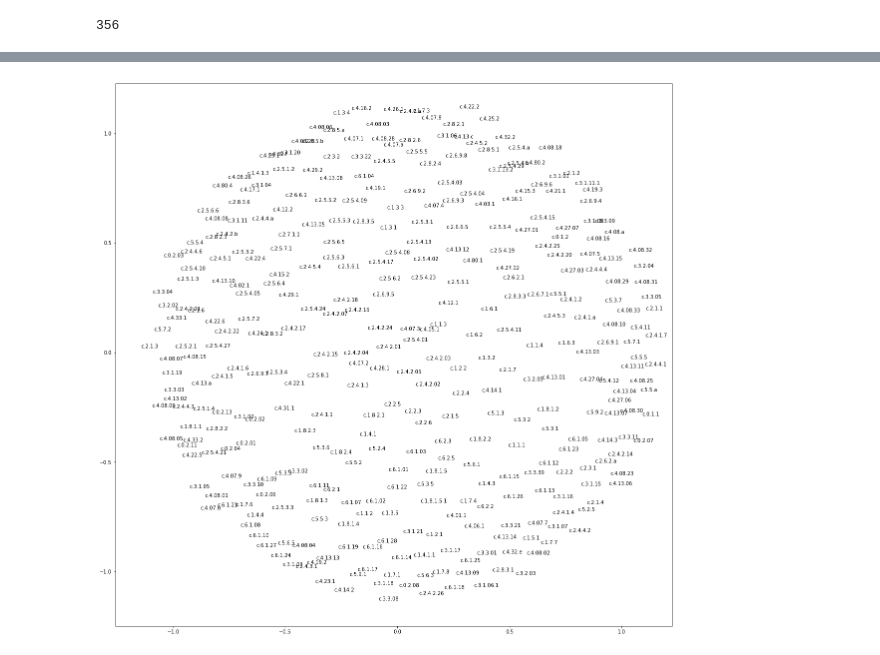
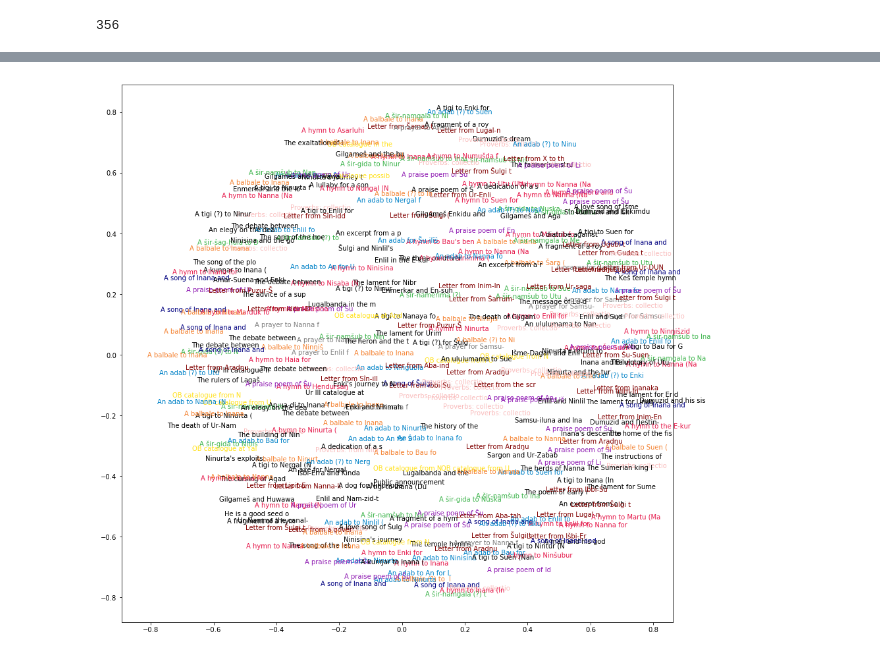
Before and after one commit to ds-modules/CUNEIF-102A, a Jupyter notebook: Notebook-Section-MDS.ipynb, the cells around one changed output, grey strips where cells are left out. Drawn from its saved outputs; the diff is of its cells as text; code cells hidden in the pictures.

Commit message:
mds color and title

```diff
--- a/Notebook-Section-MDS.ipynb
+++ b/Notebook-Section-MDS.ipynb
@@ -69,7 +69,7 @@ Decoding b'\x96' with mac_turkish is ñ
 # %%
 first = True
 texts = []
-with open('Erik/onegramfilteredtfidf.csv', 'r', encoding='mac_roman') as csvfile:
+with open('Data/onegramfilteredtfidf.csv', 'r') as csvfile:
     reader = csv.reader(csvfile, delimiter=',')
     for line in reader:
         if(first):
@@ -88,7 +88,7 @@ print(len(words))
 def doc_name(index):
     return texts[index]
 # %%
-erikcsv = open('Erik/onegramfilteredtfidf.csv', 'r', encoding='mac_roman')
+erikcsv = open('Data/onegramfilteredtfidf.csv', 'r')
 dtm = np.loadtxt(erikcsv, delimiter=',', skiprows=1, converters = {0: lambda s: 0})
 dtm = np.delete(dtm, 0, 1)
 dtm
@@ -117,9 +117,8 @@ from datascience import *
 from sklearn.feature_extraction.text import CountVectorizer
 #import pandas as pd
 from sklearn.metrics import pairwise
-pairwise.pairwise_distances(dtm, metric='euclidean')
 
-dist_matrix = pairwise.pairwise_distances(dtm, metric='euclidean')
+dist_matrix = pairwise.pairwise_distances(dtm, metric='cosine')
 Table(texts).with_rows(dist_matrix)
 # %% [output]
 | c.0.1.1 | c.0.1.2 | c.0.2.01 | c.0.2.02 | c.0.2.03 | c.0.2.04 | c.0.2.06 | c.0.2.07 | c.0.2.08 | c.0.2.11 | c.0.2.13 | ... |
@@ -137,10 +184,13 @@ Table(texts).with_rows(dist_matrix)
 # %%
-from sklearn.manifold import MDS
-
-mds = MDS(n_components = 2, dissimilarity="precomputed")
+mds2 = MDS(n_components = 2, dissimilarity="precomputed")
 embeddings = mds.fit_transform(dist_matrix)
 
-_, ax = plt.subplots(figsize=(10,10))
+_, ax = plt.subplots(figsize=(30,30))
 ax.scatter(embeddings[:,0], embeddings[:,1], alpha=0)
-for i in range(13):
-    ax.annotate(i+1, ((embeddings[i,0], embeddings[i,1])))
+for i in range(356):
+    if (idToTextName[i][0:6] in dict_color):
+        c = dict_color.get(idToTextName[i][0:6])
+    else:
+        c = "#000000"
+    ax.annotate(idToTextName[i], ((embeddings[i,0], embeddings[i,1])), color = c)
+plt.show()
@@ -147,11 +199,15 @@ for i in range(13):
 # %%
-mds2 = MDS(n_components = 2, dissimilarity="euclidean")
+mds2 = MDS(n_components = 2, dissimilarity="precomputed")
 embeddings = mds.fit_transform(dist_matrix)
 
-_, ax = plt.subplots(figsize=(20,20))
+_, ax = plt.subplots(figsize=(15,15))
 ax.scatter(embeddings[:,0], embeddings[:,1], alpha=0)
 for i in range(356):
-    ax.annotate(texts[i], ((embeddings[i,0], embeddings[i,1])))
+    if (idToTextName[i][0:6] in dict_color):
+        c = dict_color.get(idToTextName[i][0:6])
+    else:
+        c = "#000000"
+    ax.annotate(idToTextName[i], ((embeddings[i,0], embeddings[i,1])), color = c)
 plt.show()
 # %% [output]
-[figure, old version]
+[figure, new version]
```
Also changed, not shown: parts of 10 cells of this notebook, 1 other file.
